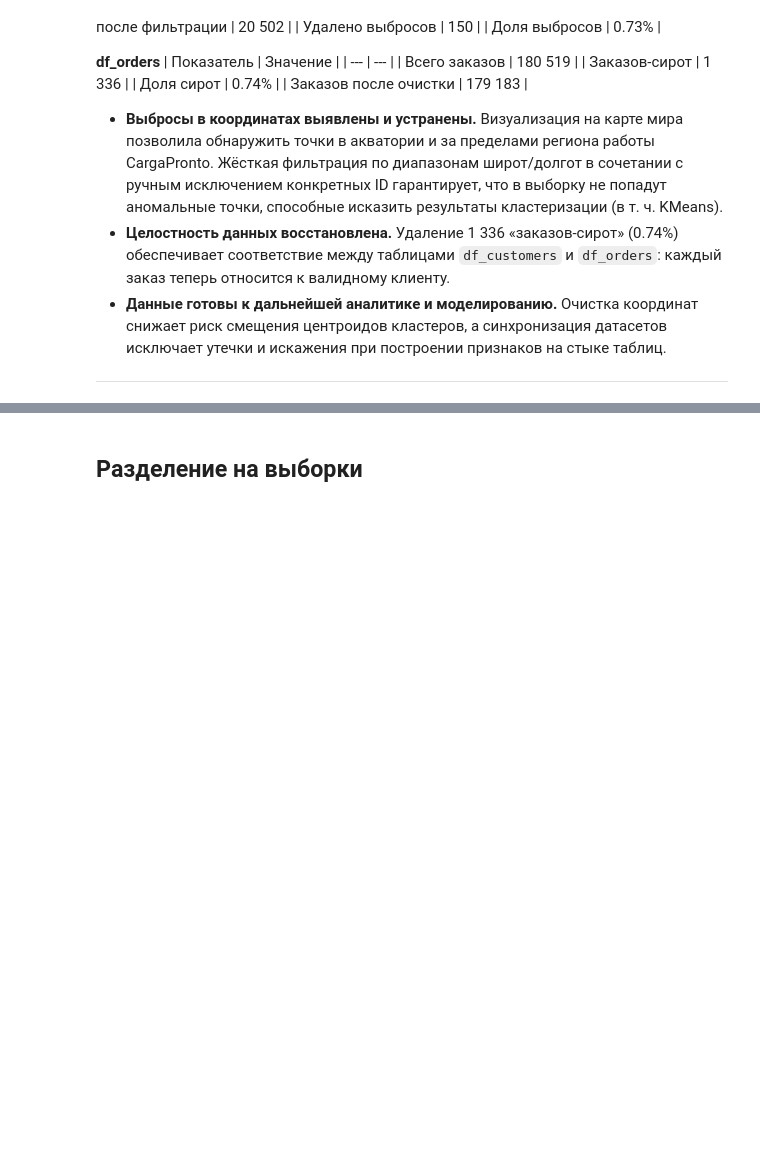
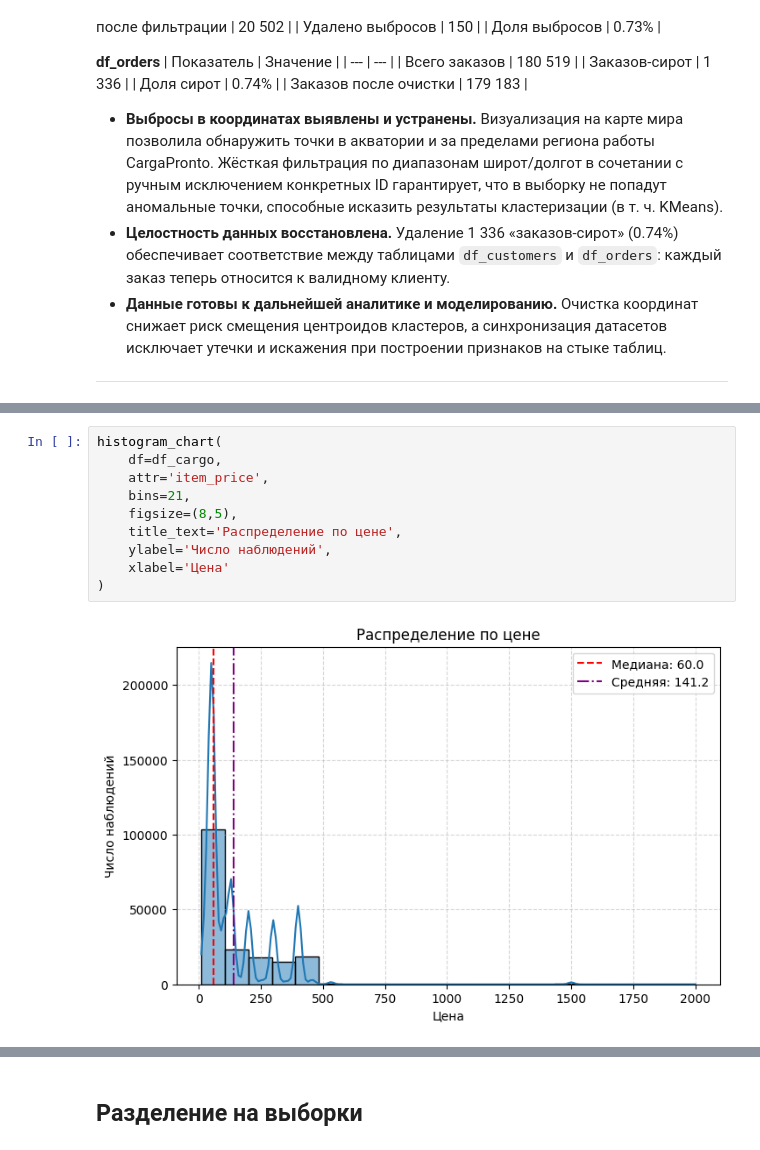
Before and after one commit to TemaQDX/sprint_18_project_carga_pronto, a Jupyter notebook: sprint_18_project_carga_pronto_Artem_Burov.ipynb, the cells around one changed output, grey strips where cells are left out. Drawn from its saved outputs; the diff is of its cells as text; blank space fills up the shorter version.

```diff
--- a/sprint_18_project_carga_pronto_Artem_Burov.ipynb
+++ b/sprint_18_project_carga_pronto_Artem_Burov.ipynb
@@ -683,0 +791,12 @@ print(f"Заказов после удаления сирот: {len(df_orders)}"
+# %%
+histogram_chart(
+    df=df_cargo,
+    attr='item_price',
+    bins=21,
+    figsize=(8,5),
+    title_text='Распределение по цене',
+    ylabel='Число наблюдений',
+    xlabel='Цена'
+)
+# %% [output]
+[figure, added]
```
Also changed, not shown: parts of 15 cells of this notebook.
